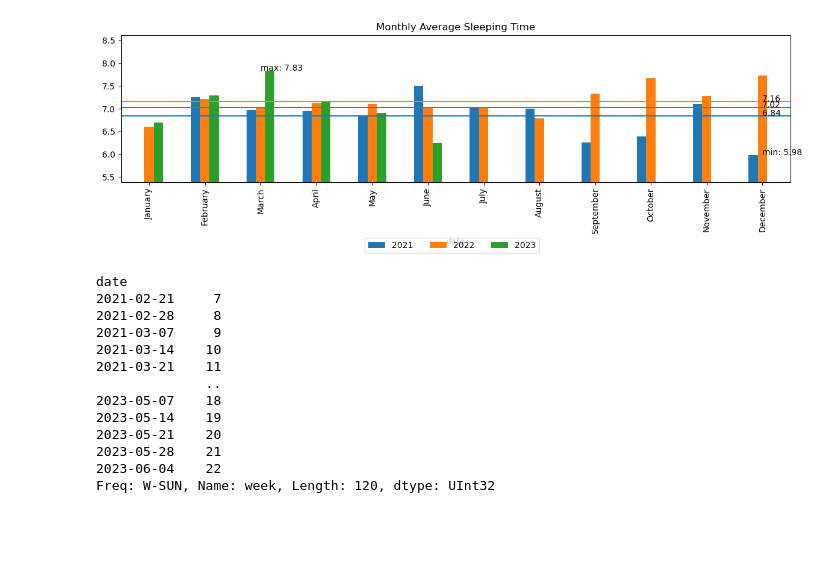
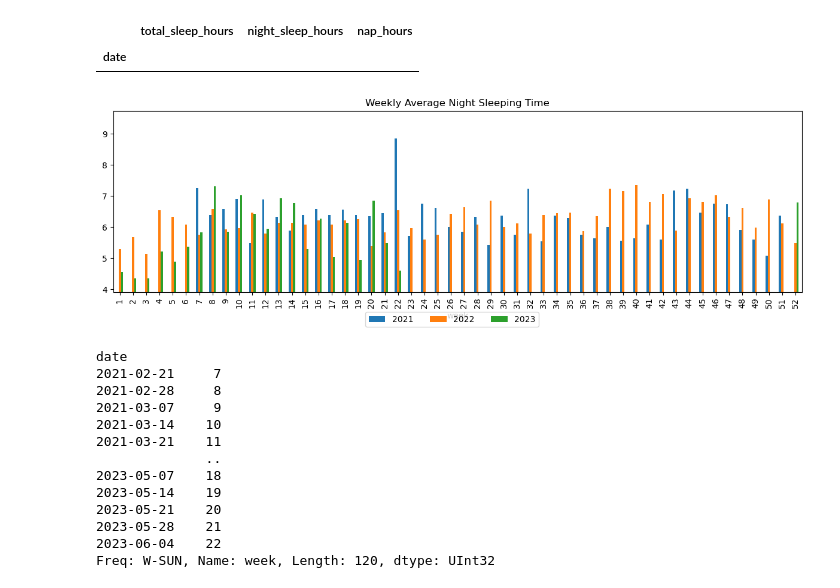
Before and after one commit to zqTheDesigner/productivity-analytics, a Jupyter notebook: notebooks/sleep_time_analytics.ipynb, the cells around one changed output. Saved outputs shown, nothing was run; the diff lists cells and outputs as text; code cells hidden in the pictures; blank space fills up the shorter version.

```diff
--- a/notebooks/sleep_time_analytics.ipynb
+++ b/notebooks/sleep_time_analytics.ipynb
@@ -9,6 +9,6 @@ import numpy as np
 # %%
 from src.visualisation.visualisation import visualize_monthly_avg_sleep, visualize_weekly_avg_sleep
 # %%
-path = '../data/total_sleep_hours.csv'
+path = '../data/sleep.csv'
 
 sleep = pd.read_csv(path, index_col='date', parse_dates=['date'])
@@ -61,7 +15,14 @@ def visualize_monthly_avg_sleep(sleep):
-# %%
-visualize_monthly_avg_sleep(sleep)
-# %% [output]
-[figure, removed]
+# %%
+sleep['night_sleep_hours'] = sleep['night_sleep_hours'].replace(to_replace=0, value=sleep['night_sleep_hours'].mean())
+# %%
+sleep[sleep['night_sleep_hours'] == 0]
+# %% [output]
+|  | total_sleep_hours | night_sleep_hours | nap_hours |
+| date |  |  |  |
+# %%
+visualize_weekly_avg_sleep(sleep['night_sleep_hours'])
+# %% [output]
+[figure, added]
 # %%
 sleep = sleep.replace(0, sleep.mean())
 # %%
```
Also changed, not shown: parts of 2 cells of this notebook, 4 other files.
